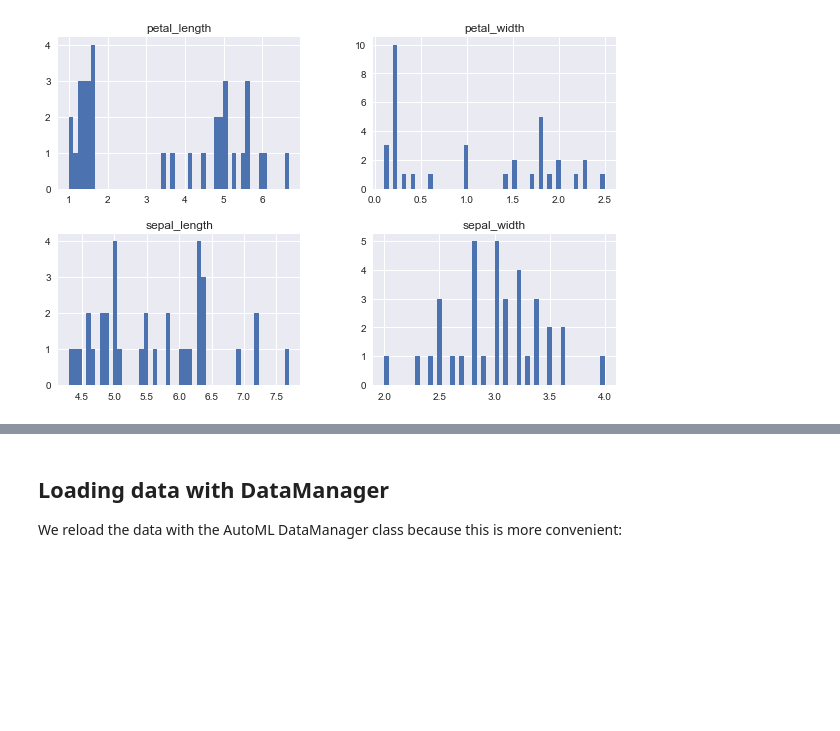
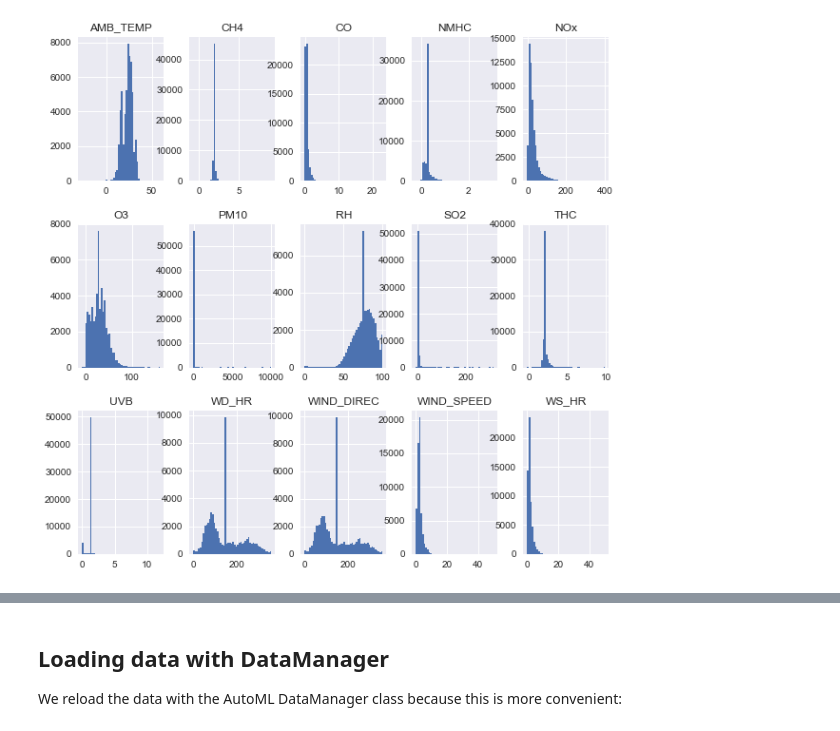
Before and after one commit to cleclegarcin79/MINI_PROJECT_ECOLO_TEAM, a Jupyter notebook: starting-kit/README.ipynb, the cells around one changed output, grey strips where cells are left out. Saved outputs shown, nothing was run; the diff lists cells and outputs as text; code cells hidden in the pictures; blank space fills up the shorter version.

```diff
--- a/starting-kit/README.ipynb
+++ b/starting-kit/README.ipynb
@@ -28,6 +28,6 @@ import seaborn as sns; sns.set()
 We provide sample_data with the starting kit, but to prepare your submission, you must fetch the public_data from the challenge website and point to it.
 # %%
 datadir = 'sample_data'              # Change this to the directory where you put the input data
-dataname = 'iris'
+dataname = 'data'
 !ls $datadir*
 # %% [output]
@@ -68,4 +68,4 @@ data.describe()
 # %%
-data.hist(figsize=(10, 10), bins=50, layout=(3, 2));
+data.hist(figsize=(10, 10), bins=50, layout=(3, 5));
 # %% [output]
-[figure, old version]
+[figure, new version]
```
Also changed, not shown: parts of 35 cells of this notebook, 23 other files.
